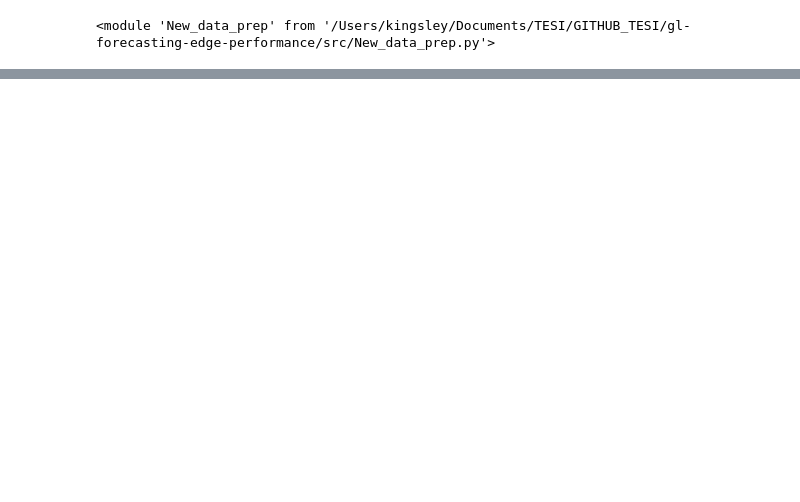
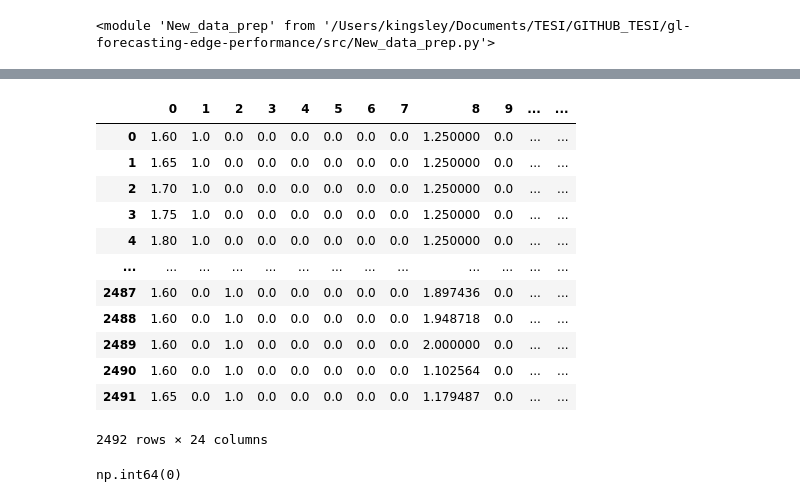
Before and after one commit to unimib-datAI/gl-forecasting-edge-performance, a Jupyter notebook: src/TEST_PREPARE_DATA.ipynb, the cells around one changed output, grey strips where cells are left out. Saved outputs shown, nothing was run; the diff lists cells and outputs as text; code cells hidden in the pictures; blank space fills up the shorter version.

Commit message:
cleaning the commit with all the changes, file preprocessing and training

```diff
--- a/src/TEST_PREPARE_DATA.ipynb
+++ b/src/TEST_PREPARE_DATA.ipynb
@@ -93,0 +123,7 @@ Total Rows         2544        346         432
+# %%
+import json
+
+path = "/Users/kingsley/Documents/TESI/GITHUB_TESI/gl-forecasting-edge-performance/experiments/9n-8k/seed4850/0/8_data.json"
+
+with open(path, "r") as f:
+    data = json.load(f)
@@ -93,0 +159,2 @@ Total Rows         2544        346         432
+# %%
+X_train = data["X_train"]
@@ -93,0 +181,27 @@ Total Rows         2544        346         432
+# %%
+import numpy as np
+
+X_train = np.array(X_train)
+# %%
+X_flat = X_train.reshape(X_train.shape[0], -1)
+df = pd.DataFrame(X_flat)
+# %%
+df
+# %% [output]
+|  | 0 | 1 | 2 | 3 | 4 | 5 | 6 | 7 | 8 | 9 | ... | ... |
+| 0 | 1.60 | 1.0 | 0.0 | 0.0 | 0.0 | 0.0 | 0.0 | 0.0 | 1.250000 | 0.0 | ... | ... |
+| 1 | 1.65 | 1.0 | 0.0 | 0.0 | 0.0 | 0.0 | 0.0 | 0.0 | 1.250000 | 0.0 | ... | ... |
+| 2 | 1.70 | 1.0 | 0.0 | 0.0 | 0.0 | 0.0 | 0.0 | 0.0 | 1.250000 | 0.0 | ... | ... |
+| 3 | 1.75 | 1.0 | 0.0 | 0.0 | 0.0 | 0.0 | 0.0 | 0.0 | 1.250000 | 0.0 | ... | ... |
+| 4 | 1.80 | 1.0 | 0.0 | 0.0 | 0.0 | 0.0 | 0.0 | 0.0 | 1.250000 | 0.0 | ... | ... |
+| ... | ... | ... | ... | ... | ... | ... | ... | ... | ... | ... | ... | ... |
+| 2487 | 1.60 | 0.0 | 1.0 | 0.0 | 0.0 | 0.0 | 0.0 | 0.0 | 1.897436 | 0.0 | ... | ... |
+| 2488 | 1.60 | 0.0 | 1.0 | 0.0 | 0.0 | 0.0 | 0.0 | 0.0 | 1.948718 | 0.0 | ... | ... |
+| 2489 | 1.60 | 0.0 | 1.0 | 0.0 | 0.0 | 0.0 | 0.0 | 0.0 | 2.000000 | 0.0 | ... | ... |
+| 2490 | 1.60 | 0.0 | 1.0 | 0.0 | 0.0 | 0.0 | 0.0 | 0.0 | 1.102564 | 0.0 | ... | ... |
+| 2491 | 1.65 | 0.0 | 1.0 | 0.0 | 0.0 | 0.0 | 0.0 | 0.0 | 1.179487 | 0.0 | ... | ... |
+2492 rows × 24 columns
+# %%
+df.duplicated().sum()
+# %% [output]
+np.int64(0)
```
Also changed, not shown: parts of 20 cells of this notebook, 20 other files.
